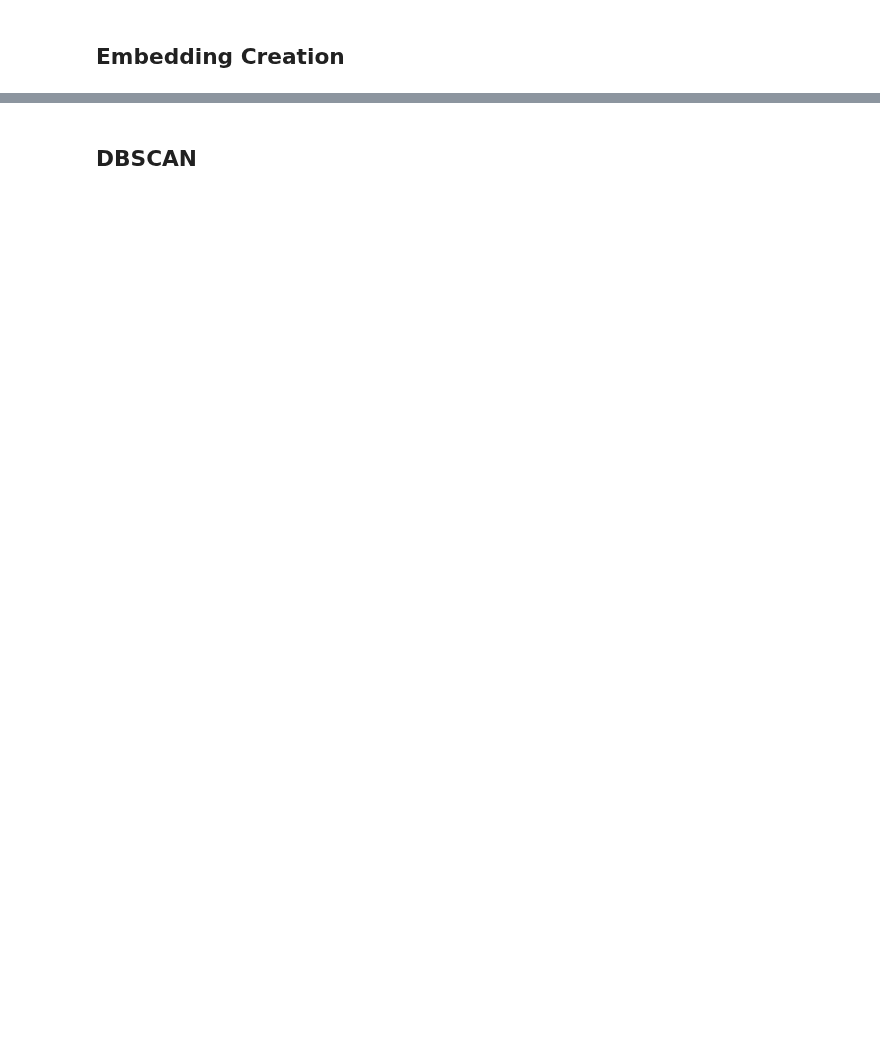
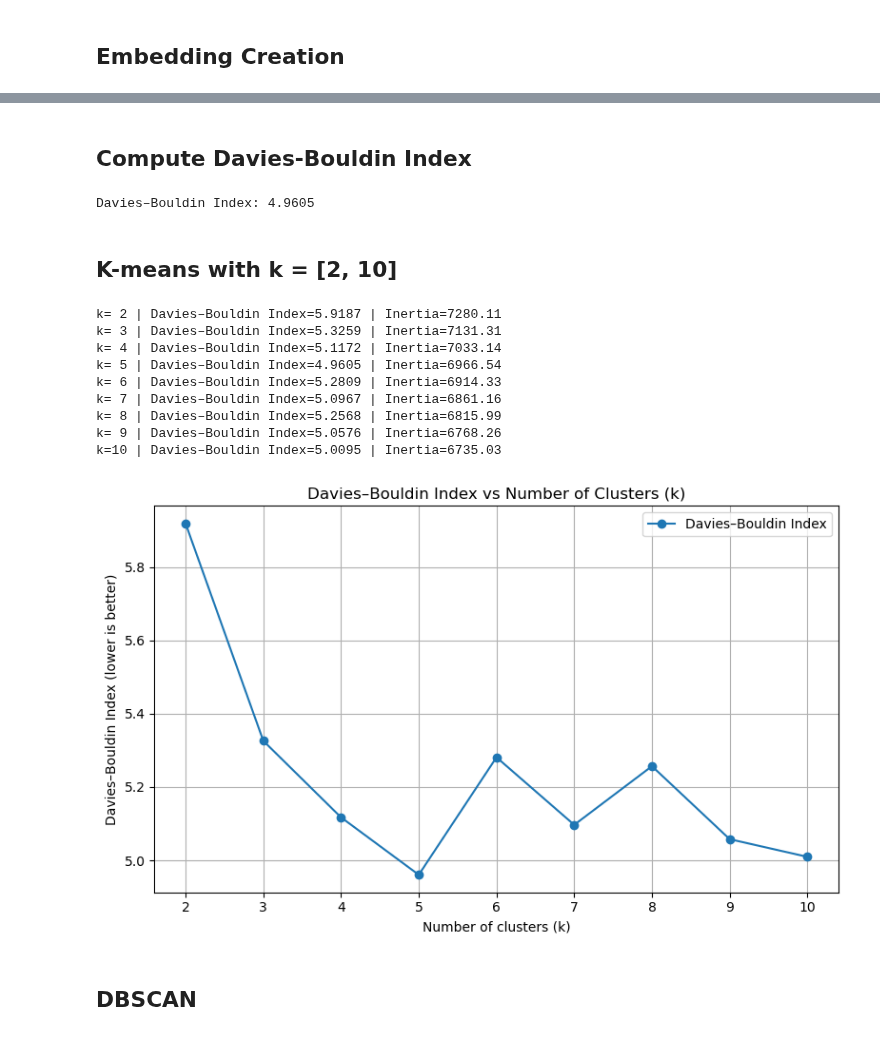
Before and after one commit to tanjapock/AmazonReview, a Jupyter notebook: lara_2.ipynb, the cells around one changed output, grey strips where cells are left out. Saved outputs shown, nothing was run; the diff lists cells and outputs as text; code cells hidden in the pictures; blank space fills up the shorter version.

```diff
--- a/lara_2.ipynb
+++ b/lara_2.ipynb
@@ -101,0 +158,49 @@ plt.show()
+# %% [markdown]
+## Compute Davies-Bouldin Index
+# %%
+# Compute Davies
+# Compute Davies–Bouldin Index
+db_index = davies_bouldin_score(embeddings, labels)
+print(f"Davies–Bouldin Index: {db_index:.4f}")
+# %% [output]
+Davies–Bouldin Index: 4.9605
+# %% [markdown]
+## K-means with k = [2, 10]
+# %%
+# === Step 2: Run KMeans for k = 2..10 and compute Davies–Bouldin Index ===
+k_values = range(2, 11)
+db_scores = []
+
+
+for k in k_values:
+    kmeans = KMeans(n_clusters=k, random_state=42)
+    labels = kmeans.fit_predict(embeddings)
+    db_index = davies_bouldin_score(embeddings, labels)
+    inertia = kmeans.inertia_
+
+    db_scores.append(db_index)
+    inertias.append(inertia)
+
+    print(f"k={k:2d} | Davies–Bouldin Index={db_index:.4f} | Inertia={inertia:.2f}")
+
+# === Step 3: Plot the results ===
+plt.figure(figsize=(8, 5))
+plt.plot(k_values, db_scores, marker='o', linestyle='-', label='Davies–Bouldin Index')
+plt.title("Davies–Bouldin Index vs Number of Clusters (k)")
+plt.xlabel("Number of clusters (k)")
+plt.ylabel("Davies–Bouldin Index (lower is better)")
+plt.grid(True)
+plt.legend()
+plt.tight_layout()
+plt.show()
+# %% [output]
+k= 2 | Davies–Bouldin Index=5.9187 | Inertia=7280.11
+k= 3 | Davies–Bouldin Index=5.3259 | Inertia=7131.31
+k= 4 | Davies–Bouldin Index=5.1172 | Inertia=7033.14
+k= 5 | Davies–Bouldin Index=4.9605 | Inertia=6966.54
+k= 6 | Davies–Bouldin Index=5.2809 | Inertia=6914.33
+k= 7 | Davies–Bouldin Index=5.0967 | Inertia=6861.16
+k= 8 | Davies–Bouldin Index=5.2568 | Inertia=6815.99
+k= 9 | Davies–Bouldin Index=5.0576 | Inertia=6768.26
+k=10 | Davies–Bouldin Index=5.0095 | Inertia=6735.03
+[figure, added]
```
Also changed, not shown: parts of 16 cells of this notebook.
